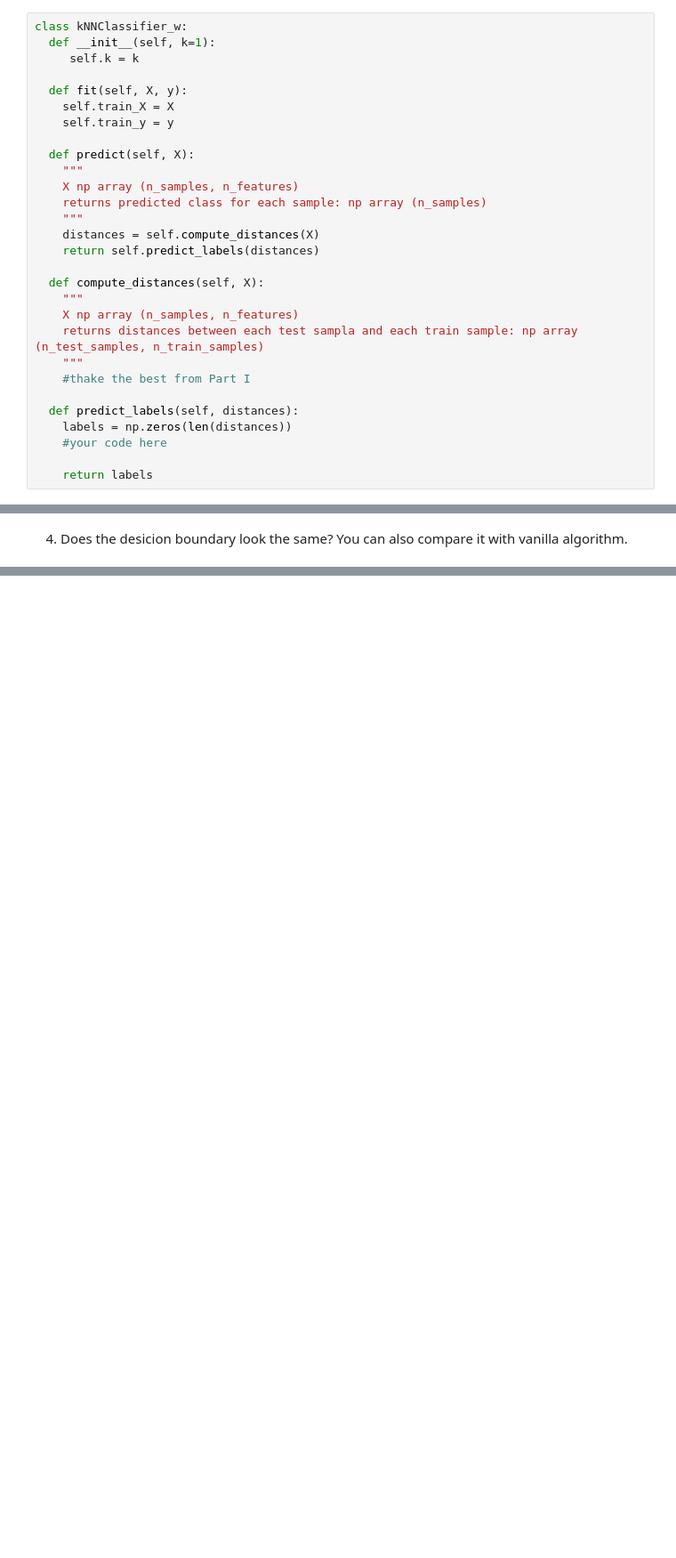
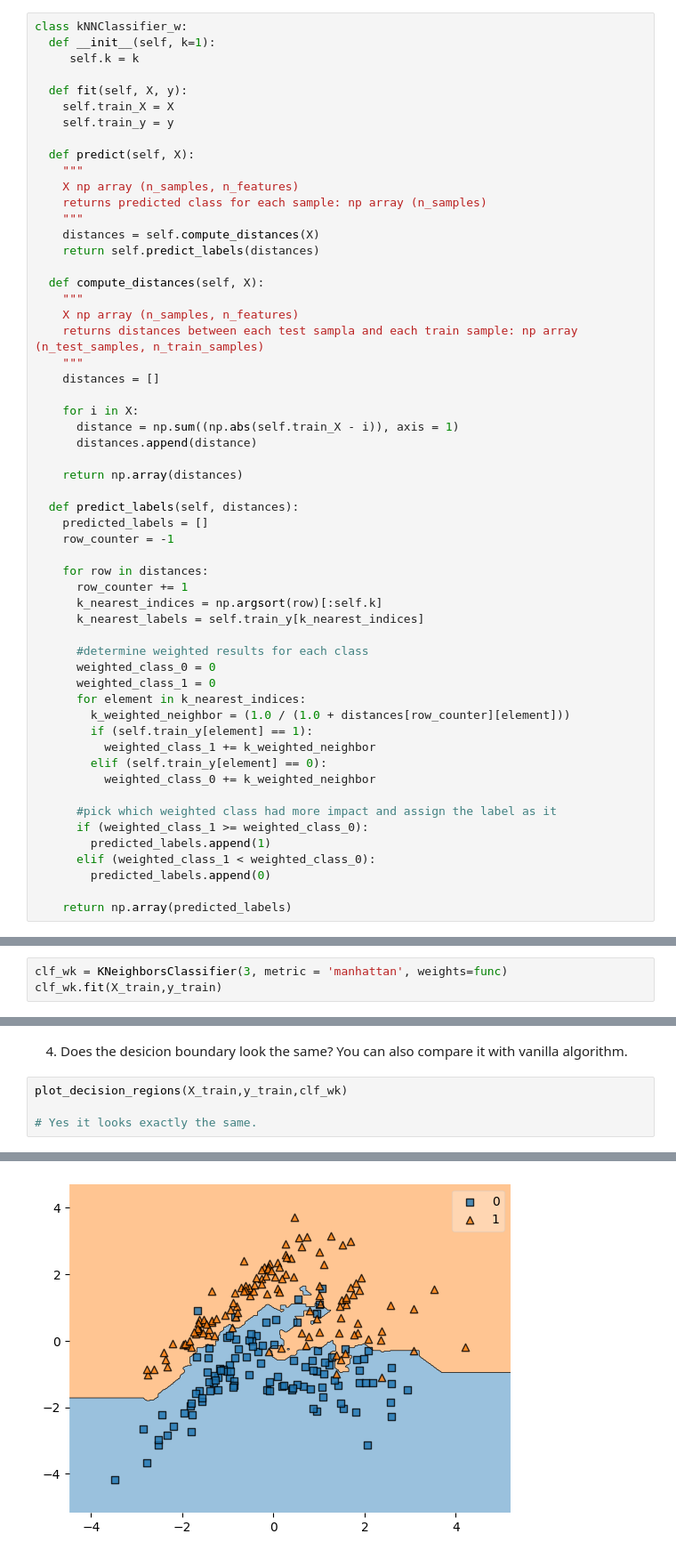
Before and after one commit to YKhalitov/College-Projects, a Jupyter notebook: RIT-Projects/Machine Learning - CSCI 335/HW1.ipynb, the cells around one changed output, grey strips where cells are left out. Shown at 89% size. Drawn from its saved outputs; the diff is of its cells as text; blank space fills up the shorter version.

```diff
--- a/RIT-Projects/Machine Learning - CSCI 335/HW1.ipynb
+++ b/RIT-Projects/Machine Learning - CSCI 335/HW1.ipynb
@@ -260,13 +261,40 @@ class kNNClassifier_w:
     X np array (n_samples, n_features)
     returns distances between each test sampla and each train sample: np array (n_test_samples, n_train_samples)
     """
-    #thake the best from Part I
+    distances = []
+
+    for i in X:
+      distance = np.sum((np.abs(self.train_X - i)), axis = 1)
+      distances.append(distance)
+
+    return np.array(distances)
 
   def predict_labels(self, distances):
-    labels = np.zeros(len(distances))
-    #your code here
+    predicted_labels = []
+    row_counter = -1
 
-    return labels
+    for row in distances:
+      row_counter += 1
+      k_nearest_indices = np.argsort(row)[:self.k]
+      k_nearest_labels = self.train_y[k_nearest_indices]
+
+      #determine weighted results for each class
+      weighted_class_0 = 0
+      weighted_class_1 = 0
+      for element in k_nearest_indices:
+        k_weighted_neighbor = (1.0 / (1.0 + distances[row_counter][element]))
+        if (self.train_y[element] == 1):
+          weighted_class_1 += k_weighted_neighbor
+        elif (self.train_y[element] == 0):
+          weighted_class_0 += k_weighted_neighbor
+
+      #pick which weighted class had more impact and assign the label as it
+      if (weighted_class_1 >= weighted_class_0):
+        predicted_labels.append(1)
+      elif (weighted_class_1 < weighted_class_0):
+        predicted_labels.append(0)
+
+    return np.array(predicted_labels)
 # %% [markdown]
 2. Run this algorithm for $k=3$ and plot the desicion boundary.
 # %%
@@ -280,3 +311,6 @@ plot_decision_regions(X_train,y_train,clf_w)
 # %%
 def func(d):
   return sum(1/(1+d))
+# %%
+clf_wk = KNeighborsClassifier(3, metric = 'manhattan', weights=func)
+clf_wk.fit(X_train,y_train)
@@ -283,2 +320,7 @@ def func(d):
 # %% [markdown]
 4. Does the desicion boundary look the same? You can also compare it with vanilla algorithm.
+# %%
+plot_decision_regions(X_train,y_train,clf_wk)
+
+# Yes it looks exactly the same.
+# %% [output]
@@ -284,0 +328 @@ def func(d):
+[figure, added]
```
Also changed, not shown: parts of 15 cells of this notebook.
